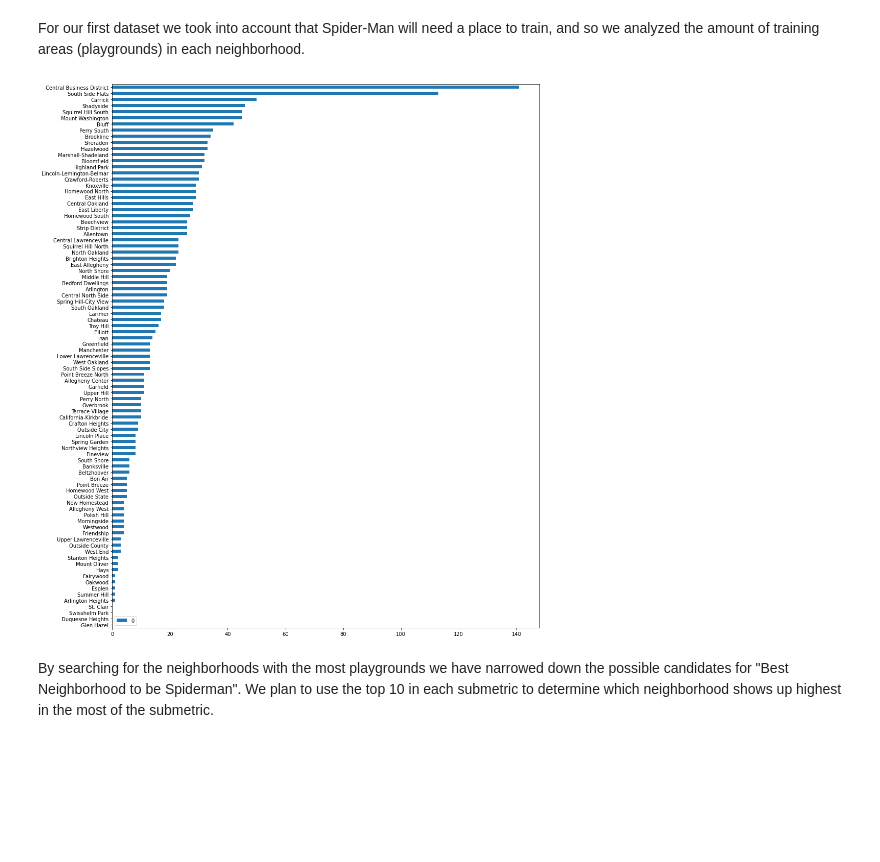
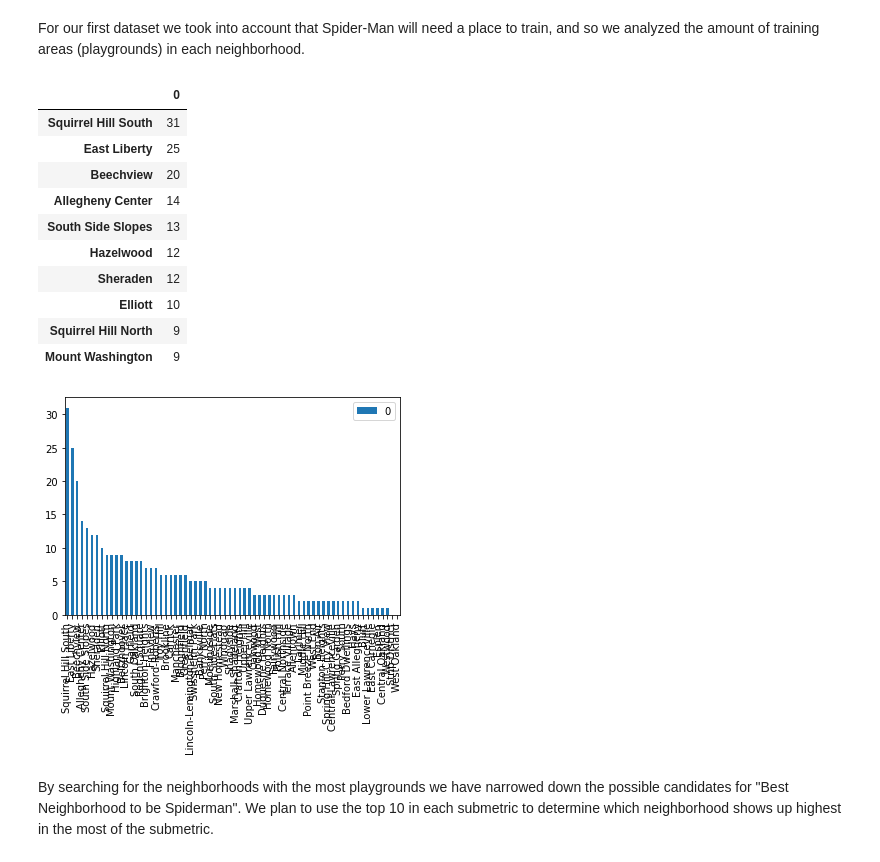
Before and after one commit to ConnorReger/FinalProject, a Jupyter notebook: Ansel.ipynb, the cells around one changed output. Drawn from its saved outputs; the diff is of its cells as text; code cells hidden in the pictures; blank space fills up the shorter version.

```diff
--- a/Ansel.ipynb
+++ b/Ansel.ipynb
@@ -2,33 +2,33 @@
 For our first dataset we took into account that Spider-Man will need a place to train, and so we analyzed the amount of training areas (playgrounds) in each neighborhood.
 # %%
 import pandas as pd
+import numpy as np
+import matplotlib.pyplot as plt
+
 playgrounds = pd.read_csv("playgrounds.csv", sep=",")
 data = {}
 
 for index, row in playgrounds.iterrows():
     if row.neighborhood in data:
         data[row.neighborhood] = data[row.neighborhood] + 1
     else:
         data[row.neighborhood] = 0
 neighborhoods = pd.DataFrame.from_dict(data, orient='index')
 neighborhoods = neighborhoods.sort_values(0, ascending = False)
+neighborhoods.plot.bar()
 neighborhoods.head(10)
-
-import numpy as np
-%matplotlib inline
-import matplotlib.pyplot as plt
-
-incidents = pd.read_csv('Incidents.csv')
-data = {}
-for index, row in incidents.iterrows():
-    if row.INCIDENTNEIGHBORHOOD in data:
-        data[row.INCIDENTNEIGHBORHOOD] = data[row.INCIDENTNEIGHBORHOOD] + 1
-    else:
-        data[row.INCIDENTNEIGHBORHOOD] = 0
-neighborhoods = pd.DataFrame.from_dict(data, orient="index")
-neighborhoods = neighborhoods.sort_values(0, ascending = True)
-graph = neighborhoods.plot.barh(figsize=(15,neighborhoods.shape[0] * 0.22))
 # %% [output]
+|  | 0 |
+| Squirrel Hill South | 31 |
+| East Liberty | 25 |
+| Beechview | 20 |
+| Allegheny Center | 14 |
+| South Side Slopes | 13 |
+| Hazelwood | 12 |
+| Sheraden | 12 |
+| Elliott | 10 |
+| Squirrel Hill North | 9 |
+| Mount Washington | 9 |
-[figure, old version]
+[figure, new version]
 # %% [markdown]
 By searching for the neighborhoods with the most playgrounds we have narrowed down the possible candidates for "Best Neighborhood to be Spiderman". We plan to use the top 10 in each submetric to determine which neighborhood shows up highest in the most of the submetric.
```
